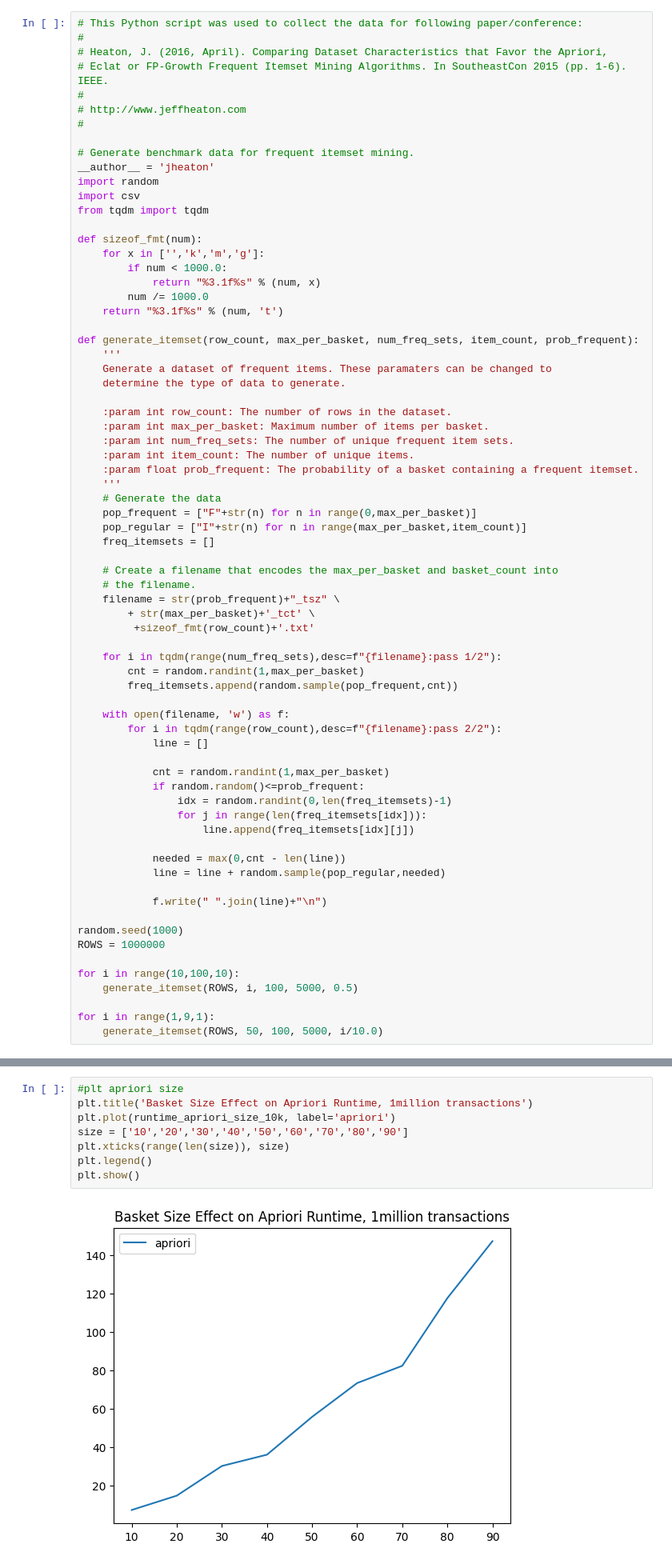
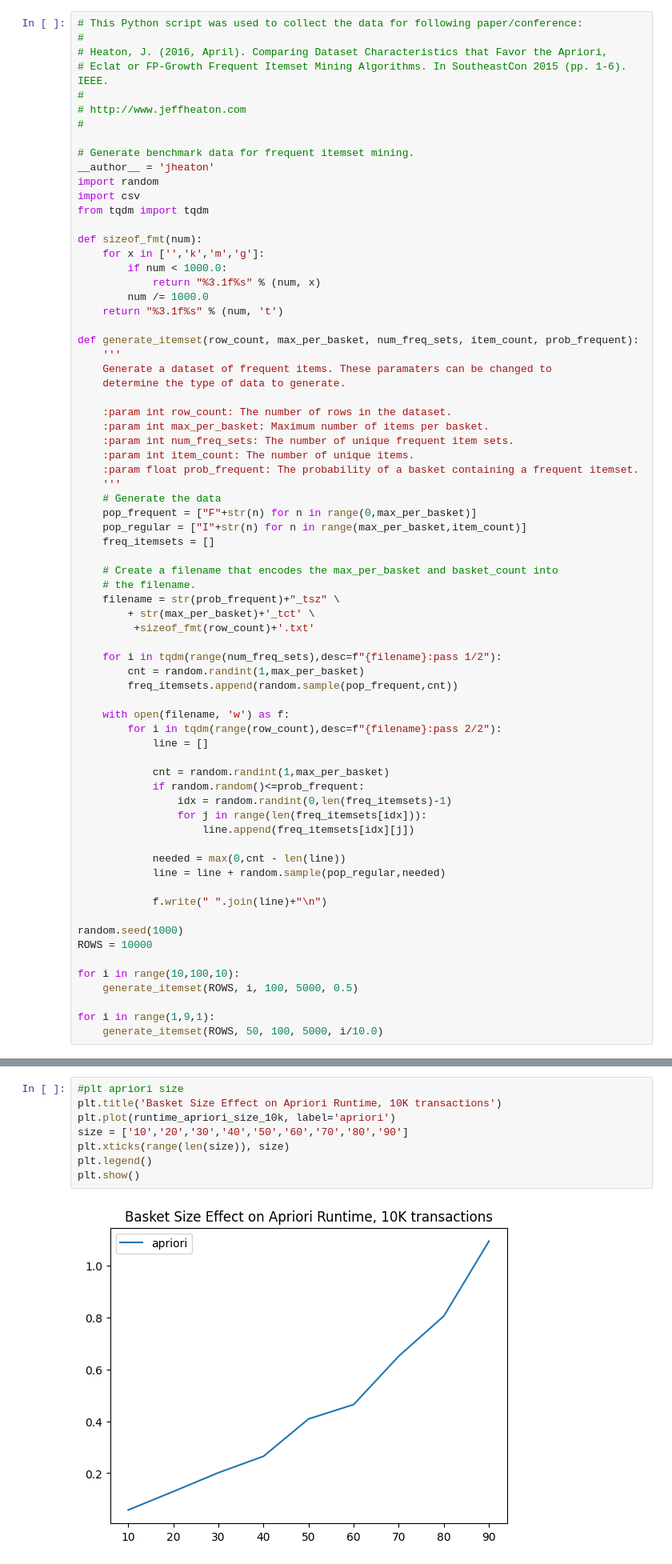
Before and after one commit to NicoloAvesani/Finding-Frequent-Itemsets-, a Jupyter notebook: MINING_PROJECT_APRIORI_ECLAT_FPGROWTH.ipynb, the cells around one changed output, grey strips where cells are left out. Shown at 80% size. Drawn from its saved outputs; the diff is of its cells as text.

Commit message:
ok apriori and fp-growth, do the eclat size and density

```diff
--- a/MINING_PROJECT_APRIORI_ECLAT_FPGROWTH.ipynb
+++ b/MINING_PROJECT_APRIORI_ECLAT_FPGROWTH.ipynb
@@ -70,7 +80,7 @@ def generate_itemset(row_count, max_per_basket, num_freq_sets, item_count, prob_
             f.write(" ".join(line)+"\n")
 
 random.seed(1000)
-ROWS = 1000000
+ROWS = 10000
 
 for i in range(10,100,10):
     generate_itemset(ROWS, i, 100, 5000, 0.5)
@@ -571,10 +583,10 @@ runtime_apriori_size_10k
 # %%
 #plt apriori size
-plt.title('Basket Size Effect on Apriori Runtime, 1million transactions')
+plt.title('Basket Size Effect on Apriori Runtime, 10K transactions')
 plt.plot(runtime_apriori_size_10k, label='apriori')
 size = ['10','20','30','40','50','60','70','80','90']
 plt.xticks(range(len(size)), size)
 plt.legend()
 plt.show()
 # %% [output]
-[figure, old version]
+[figure, new version]
```
Also changed, not shown: parts of 53 cells of this notebook.
